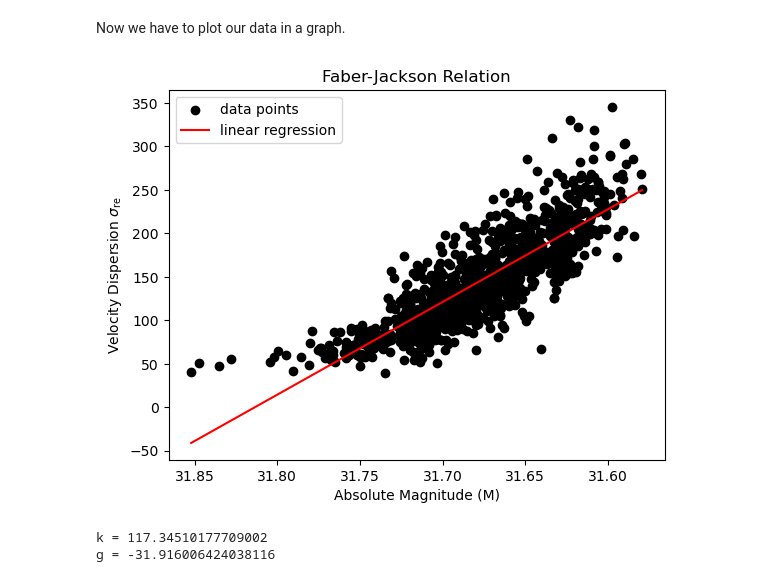
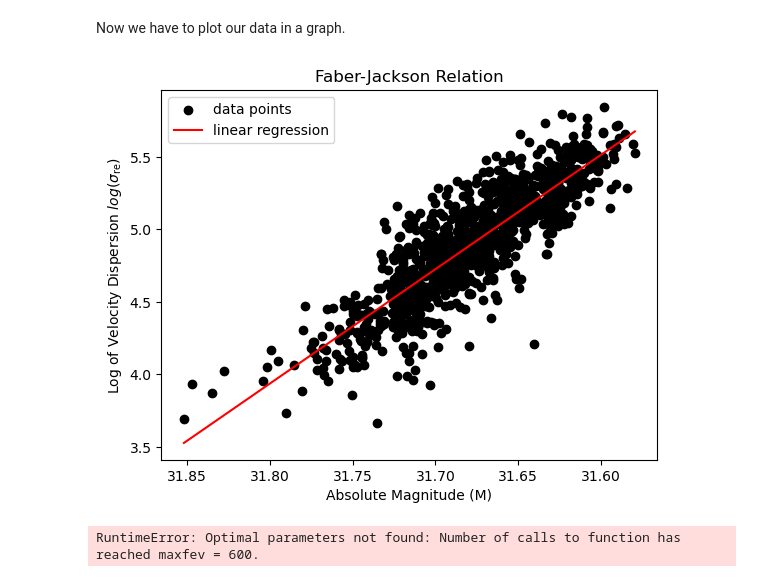
Before and after one commit to lina-pp/PHYS3116_Group3, a Jupyter notebook: Faber-Jackson.ipynb, the cells around one changed output. Cells and saved outputs as stored; diff of their text form; code cells hidden in the pictures.

Commit message:
Improvement of the plot: Log of Velocity Dispersion

```diff
--- a/Faber-Jackson.ipynb
+++ b/Faber-Jackson.ipynb
@@ -7,7 +7,7 @@ import matplotlib.pyplot as plt
 Firstly, we define the different columns from the data file. We are given the Mass and velocity dispersion. Mass and luminosity are proportional so for the plot we have to log the Mass to depict a representation of Absolute Magnitude.
 # %%
 skiprow, catid, type, sigma_re, mstar = np.loadtxt('cleaned_data.txt', unpack=True) # Data saved as array in text file
-yvalues = sigma_re
+yvalues = np.log(sigma_re)
 xvalues = -2.5 * np.log10(mstar) + 5 * np.log10(70) + 25 # Convert star mass to absolute magnitude. star mass is proportional to luminosity, and absolute magnitude is proportional to luminosity. The constant term is the distance modulus for 70 Mpc.
 # %% [markdown]
 Now we add a linear fit.
@@ -23,15 +23,15 @@ Now we have to plot our data in a graph.
 # %%
 plt.scatter(xvalues, yvalues, color="black", label="data points") #show data points as black dots
 plt.plot(xcoords, ycoords, color="red", label="linear regression") #show linear regression as red line
 plt.gca().invert_xaxis() #invert x axis to match the convention of absolute magnitude (brighter objects have lower magnitudes)
 
 plt.legend(loc="best")
 plt.title("Faber-Jackson Relation")
 plt.xlabel("Absolute Magnitude (M)")
-plt.ylabel("Velocity Dispersion $\\sigma_{\\text{re}}$")
+plt.ylabel("Log of Velocity Dispersion $log(\\sigma_{\\text{re}})$")
 plt.show()
 # %% [output]
-[figure, old version]
+[figure, new version]
 # %%
 from scipy.optimize import curve_fit
 
@@ -45,5 +45,4 @@ k, g = params
 print("k =", k)
 print("g =", g)
 # %% [output]
-k = 117.34510177709002
-g = -31.916006424038116
+RuntimeError: Optimal parameters not found: Number of calls to function has reached maxfev = 600.
```
